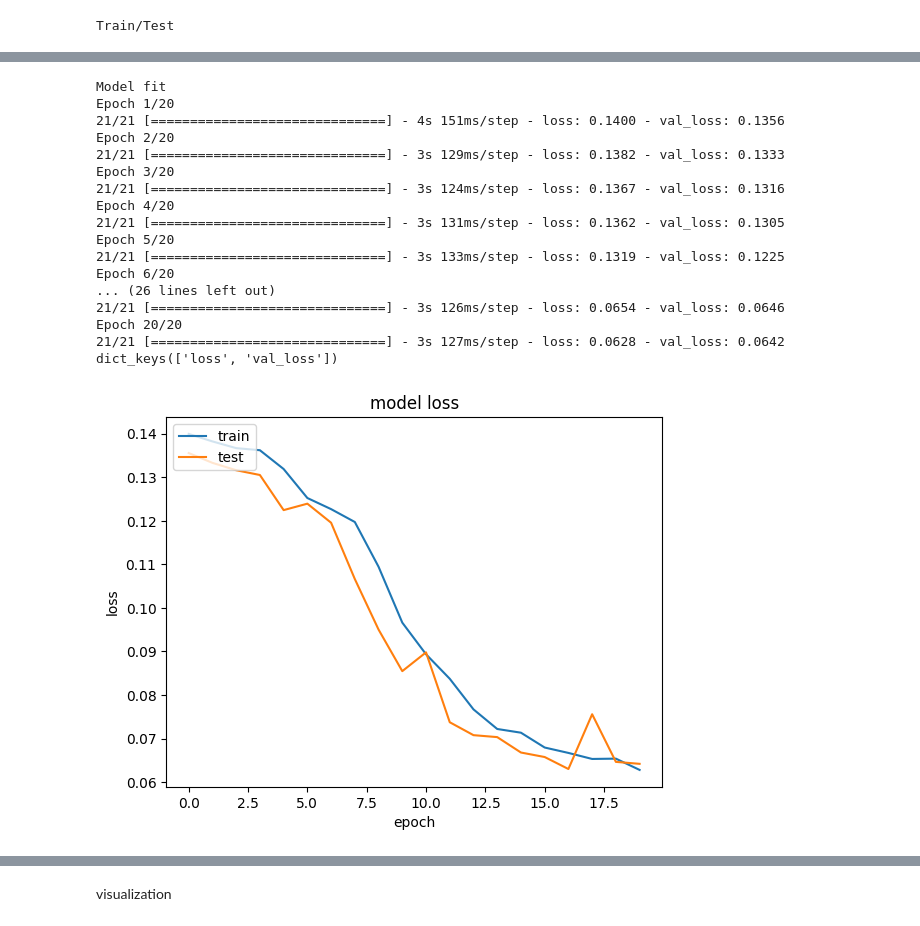
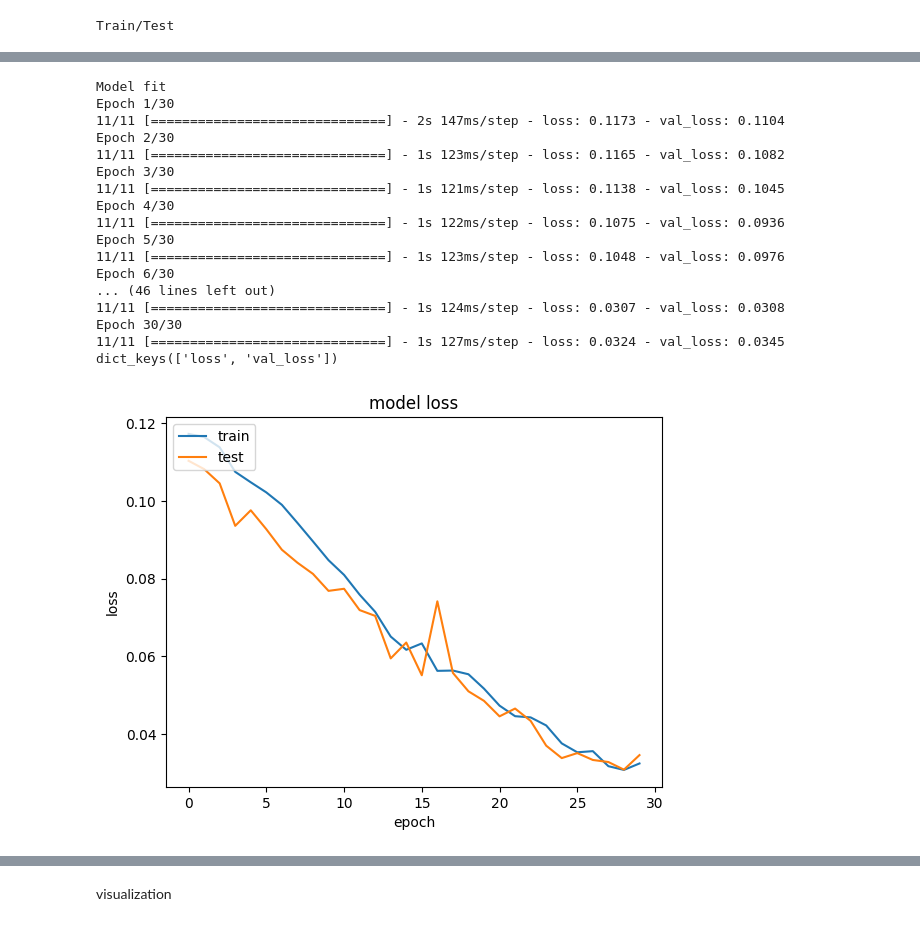
Before and after one commit to heechul/DeepPicar-ESP32S3, a Jupyter notebook: RunAll.ipynb, the cells around one changed output, grey strips where cells are left out. Drawn from its saved outputs; the diff is of its cells as text; code cells hidden in the pictures.

```diff
--- a/RunAll.ipynb
+++ b/RunAll.ipynb
@@ -97,15 +95,27 @@ vals = []
 def rad2deg(rad):
     return 180.0 * rad / math.pi
 
-def crop_image(img):
-    fb_h, fb_w, _ = img.shape
-    assert(fb_h >= img_height and fb_w >= img_width)
-    startx = int((fb_w - img_width) / 2)
-    starty = int((fb_h - img_height) / 2)
-    return img[starty:starty+img_height, startx:startx+img_width,:]
-def crop_image2(img):
-    assert(img.shape[0] > unused_img_height)
-    return img[int(img.shape[0]-unused_img_height):img.shape[0], 0:int(img.shape[1])]
+# scaled crop. return img_height x img_width image
+def get_image(img):
+    orig_h, orig_w, _ = img.shape
+    scaled_h = int(orig_h * img_width / orig_w)
+    scaled_w = img_width
+    print(scaled_w, scaled_h)
+    scaled_img = cv2.resize(img, (scaled_w, scaled_h))
+    # print(scaled_img.shape)
+    # crop bottom center pixels of the model input size
+    startx = int((scaled_w - img_width) * 0.5);
+    starty = int((scaled_h - img_height) * 1.0);
+    return scaled_img[starty:starty+img_height, startx:startx+img_width,:]
+
+def preprocess(img):
+    img = get_image(img)
+    # Convert to grayscale and readd channel dimension
+    if img_channels == 1:
+        img = cv2.cvtColor(img, cv2.COLOR_BGR2GRAY)
+        img = np.reshape(img, (img_height, img_width, img_channels))
+    img = img / 255.
+    return img
 
 import glob
 for vid_file_path in glob.iglob(f'{dataset_dir}/*.avi'):
@@ -116,16 +126,7 @@ for vid_file_path in glob.iglob(f'{dataset_dir}/*.avi'):
 
     for val in df["wheel"].values:
         ret,img = vid.read()
-        if len(imgs) == 0:
-            print("original:", img.shape, "new_height:", img.shape[0]-unused_img_height)
-        if unused_img_height > 0:
-            img = crop_image2(img)
-        img = cv2.resize(img, (img_width, img_height))
-        # Convert to grayscale and readd channel dimension
-        if img_channels == 1:
-            img = cv2.cvtColor(img, cv2.COLOR_BGR2GRAY)
-            img = np.reshape(img, (img_height, img_width, img_channels))
-        img = img / 255. # normalize to 0~1
+        img = preprocess(img)
         imgs.append(img)
         vals.append(val)
         if use_match_histogram == True:
@@ -286,37 +294,37 @@ Model compile
 # %%
 print ("Model fit")
 # q_aware_model.reset_states()
 history = q_aware_model.fit(x_train, y_train, batch_size=128,
-                    epochs=20, validation_data=(x_test, y_test))
+                    epochs=30, validation_data=(x_test, y_test))
 
 # Plot training and validation losses
 print(history.history.keys())
 plt.plot(history.history['loss'])
 plt.plot(history.history['val_loss'])
 plt.title('model loss')
 plt.ylabel('loss')
 plt.xlabel('epoch')
 plt.legend(['train', 'test'], loc='upper left')
 plt.show()
 # %% [output]
 Model fit
-Epoch 1/20
-21/21 [==============================] - 4s 151ms/step - loss: 0.1400 - val_loss: 0.1356
-Epoch 2/20
-21/21 [==============================] - 3s 129ms/step - loss: 0.1382 - val_loss: 0.1333
-Epoch 3/20
-21/21 [==============================] - 3s 124ms/step - loss: 0.1367 - val_loss: 0.1316
-Epoch 4/20
-21/21 [==============================] - 3s 131ms/step - loss: 0.1362 - val_loss: 0.1305
-Epoch 5/20
-21/21 [==============================] - 3s 133ms/step - loss: 0.1319 - val_loss: 0.1225
-Epoch 6/20
-... (26 lines left out)
-21/21 [==============================] - 3s 126ms/step - loss: 0.0654 - val_loss: 0.0646
-Epoch 20/20
-21/21 [==============================] - 3s 127ms/step - loss: 0.0628 - val_loss: 0.0642
+Epoch 1/30
+11/11 [==============================] - 2s 147ms/step - loss: 0.1173 - val_loss: 0.1104
+Epoch 2/30
+11/11 [==============================] - 1s 123ms/step - loss: 0.1165 - val_loss: 0.1082
+Epoch 3/30
+11/11 [==============================] - 1s 121ms/step - loss: 0.1138 - val_loss: 0.1045
+Epoch 4/30
+11/11 [==============================] - 1s 122ms/step - loss: 0.1075 - val_loss: 0.0936
+Epoch 5/30
+11/11 [==============================] - 1s 123ms/step - loss: 0.1048 - val_loss: 0.0976
+Epoch 6/30
+... (46 lines left out)
+11/11 [==============================] - 1s 124ms/step - loss: 0.0307 - val_loss: 0.0308
+Epoch 30/30
+11/11 [==============================] - 1s 127ms/step - loss: 0.0324 - val_loss: 0.0345
 dict_keys(['loss', 'val_loss'])
-[figure, old version]
+[figure, new version]
 # %%
 angle_thresh=10
 # Helper functions for evaluating model accuracy
```
Also changed, not shown: parts of 10 cells of this notebook, 5 other files.
